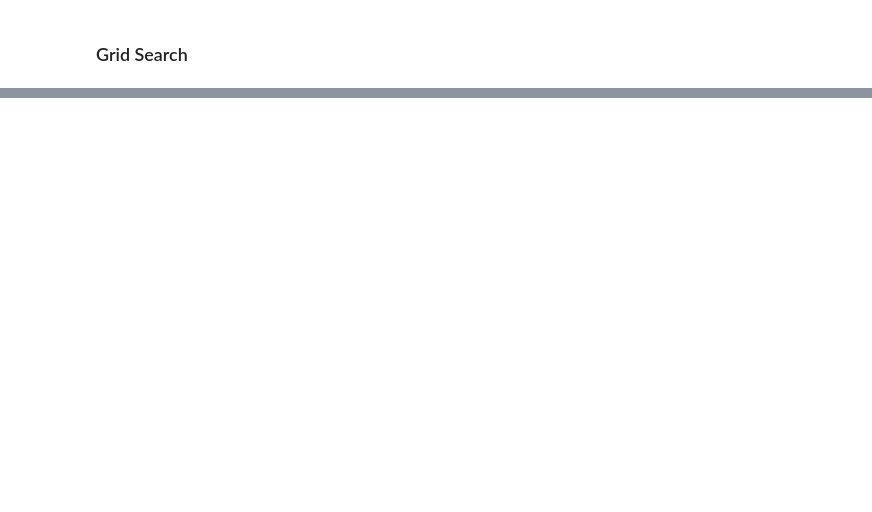
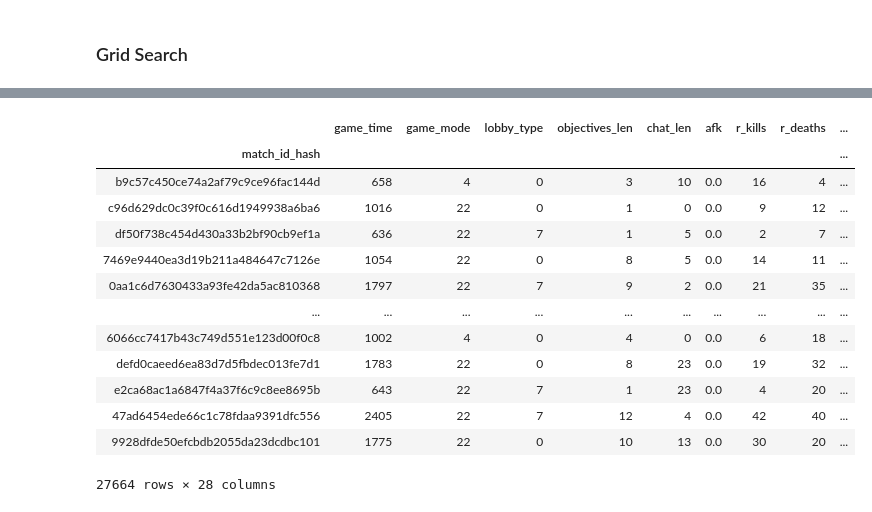
Before and after one commit to koolvn/mlcourse.ai, a Jupyter notebook: competitions/dota2/dota2_competition.ipynb, the cells around one changed output, grey strips where cells are left out. Drawn from its saved outputs; the diff is of its cells as text; code cells hidden in the pictures; blank space fills up the shorter version.

```diff
--- a/competitions/dota2/dota2_competition.ipynb
+++ b/competitions/dota2/dota2_competition.ipynb
@@ -262,0 +349,10 @@ X_train
+# %%
+X = pd.read_csv('../data/train_features.csv', index_col='match_id_hash')
+y = pd.read_csv('../data/train_targets.csv', index_col='match_id_hash')['radiant_win'].map({True: 1, False: 0})
+# %%
+%%time
+logistic_reg = LogisticRegression(class_weight='balanced', solver='lbfgs', max_iter=1500, n_jobs=-1, warm_start=True, intercept_scaling=1000)
+skf = StratifiedKFold(n_splits=5, shuffle=True)
+parameters = {'C': [0.75], 'tol': [0.25]}
+gsc = GridSearchCV(estimator=logistic_reg, cv=skf, param_grid=parameters, n_jobs=-1, scoring='roc_auc')
+gsc.fit(X, y)
@@ -262,0 +423,20 @@ X_train
+# %%
+X.drop(columns=['r_health', 'r_max_health', 'r_max_mana', 'r_stuns', 'r_creeps_stacked', 'r_camps_stacked', 'r_rune_pickups',
+                'r_firstblood_claimed', 'r_obs_placed', 'r_sen_placed',
+                'd_health', 'd_max_health', 'd_max_mana', 'd_stuns', 'd_creeps_stacked', 'd_camps_stacked', 'd_rune_pickups',
+                'd_firstblood_claimed', 'd_obs_placed', 'd_sen_placed'])
+# %% [output]
+|  | game_time | game_mode | lobby_type | objectives_len | chat_len | afk | r_kills | r_deaths | ... |
+| match_id_hash |  |  |  |  |  |  |  |  | ... |
+| b9c57c450ce74a2af79c9ce96fac144d | 658 | 4 | 0 | 3 | 10 | 0.0 | 16 | 4 | ... |
+| c96d629dc0c39f0c616d1949938a6ba6 | 1016 | 22 | 0 | 1 | 0 | 0.0 | 9 | 12 | ... |
+| df50f738c454d430a33b2bf90cb9ef1a | 636 | 22 | 7 | 1 | 5 | 0.0 | 2 | 7 | ... |
+| 7469e9440ea3d19b211a484647c7126e | 1054 | 22 | 0 | 8 | 5 | 0.0 | 14 | 11 | ... |
+| 0aa1c6d7630433a93fe42da5ac810368 | 1797 | 22 | 7 | 9 | 2 | 0.0 | 21 | 35 | ... |
+| ... | ... | ... | ... | ... | ... | ... | ... | ... | ... |
+| 6066cc7417b43c749d551e123d00f0c8 | 1002 | 4 | 0 | 4 | 0 | 0.0 | 6 | 18 | ... |
+| defd0caeed6ea83d7d5fbdec013fe7d1 | 1783 | 22 | 0 | 8 | 23 | 0.0 | 19 | 32 | ... |
+| e2ca68ac1a6847f4a37f6c9c8ee8695b | 643 | 22 | 7 | 1 | 23 | 0.0 | 4 | 20 | ... |
+| 47ad6454ede66c1c78fdaa9391dfc556 | 2405 | 22 | 7 | 12 | 4 | 0.0 | 42 | 40 | ... |
+| 9928dfde50efcbdb2055da23dcdbc101 | 1775 | 22 | 0 | 10 | 13 | 0.0 | 30 | 20 | ... |
+27664 rows × 28 columns
```
Also changed, not shown: parts of 49 cells of this notebook.
